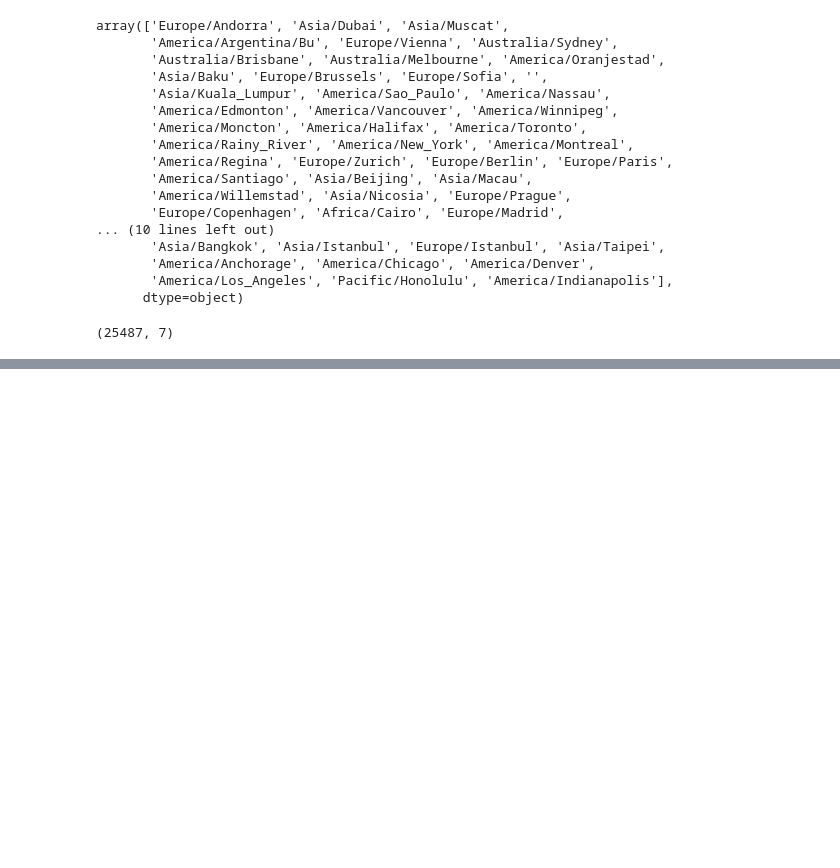
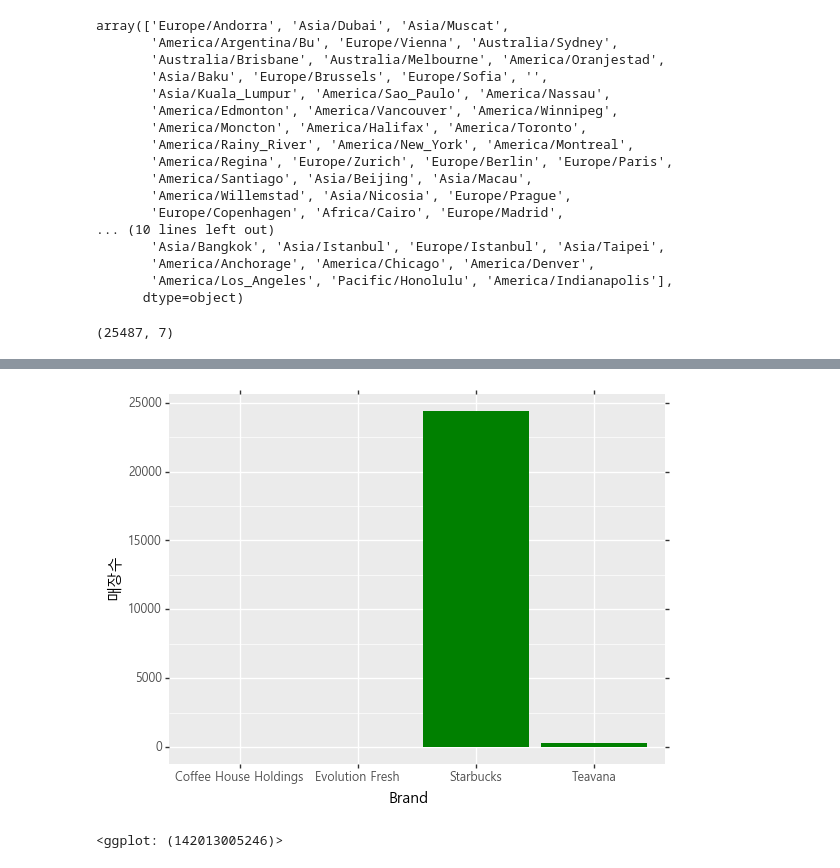
Before and after one commit to young-hun-jo/KaggleStruggle, a Jupyter notebook: starbucks_location/Starbucks_location_worldwide.ipynb, the cells around one changed output, grey strips where cells are left out. Drawn from its saved outputs; the diff is of its cells as text; code cells hidden in the pictures; blank space fills up the shorter version.

Commit message:
finish visualization

```diff
--- a/starbucks_location/Starbucks_location_worldwide.ipynb
+++ b/starbucks_location/Starbucks_location_worldwide.ipynb
@@ -219,0 +231,6 @@ KeyError: "None of [Index(['Europe', 'Andorra'], dtype='object')] are in the [in
+# %%
+# Brand 별로 매장수 칼럼 추가해서 데이터프레임 새로 만들기
+brand = pd.DataFrame(sb_df.groupby(['Brand'])['Brand'].count())
+brand.columns = ['매장수']
+brand = brand.reset_index()
+brand
@@ -219,0 +245,9 @@ KeyError: "None of [Index(['Europe', 'Andorra'], dtype='object')] are in the [in
+# %%
+(ggplot(brand)
+ +aes(x='Brand', y='매장수')
+ +geom_bar(stat='identity', position='dodge', fill='green')
+ +theme(text=element_text(family='Malgun Gothic'))
+)
+# %% [output]
+[figure, added]
+<ggplot: (142013005246)>
```
Also changed, not shown: parts of 14 cells of this notebook.
